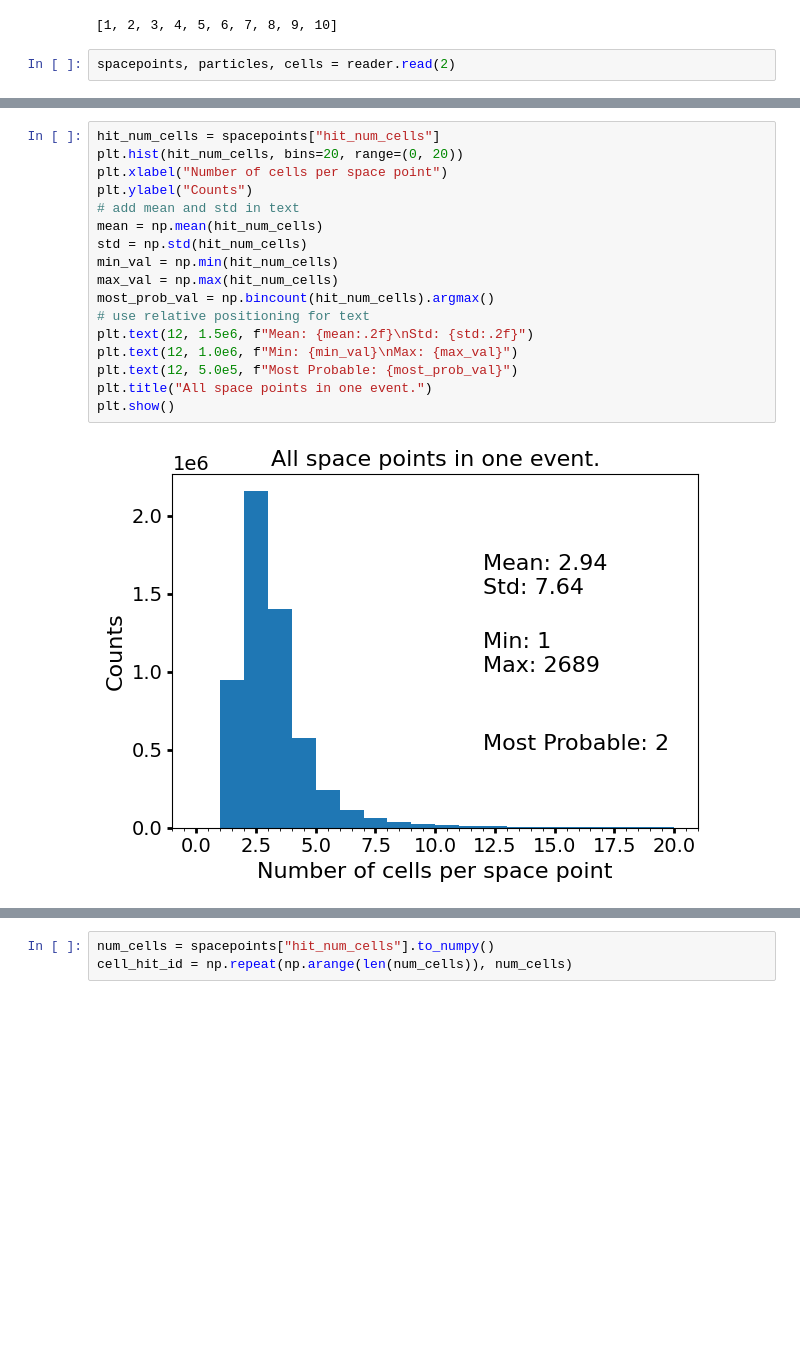
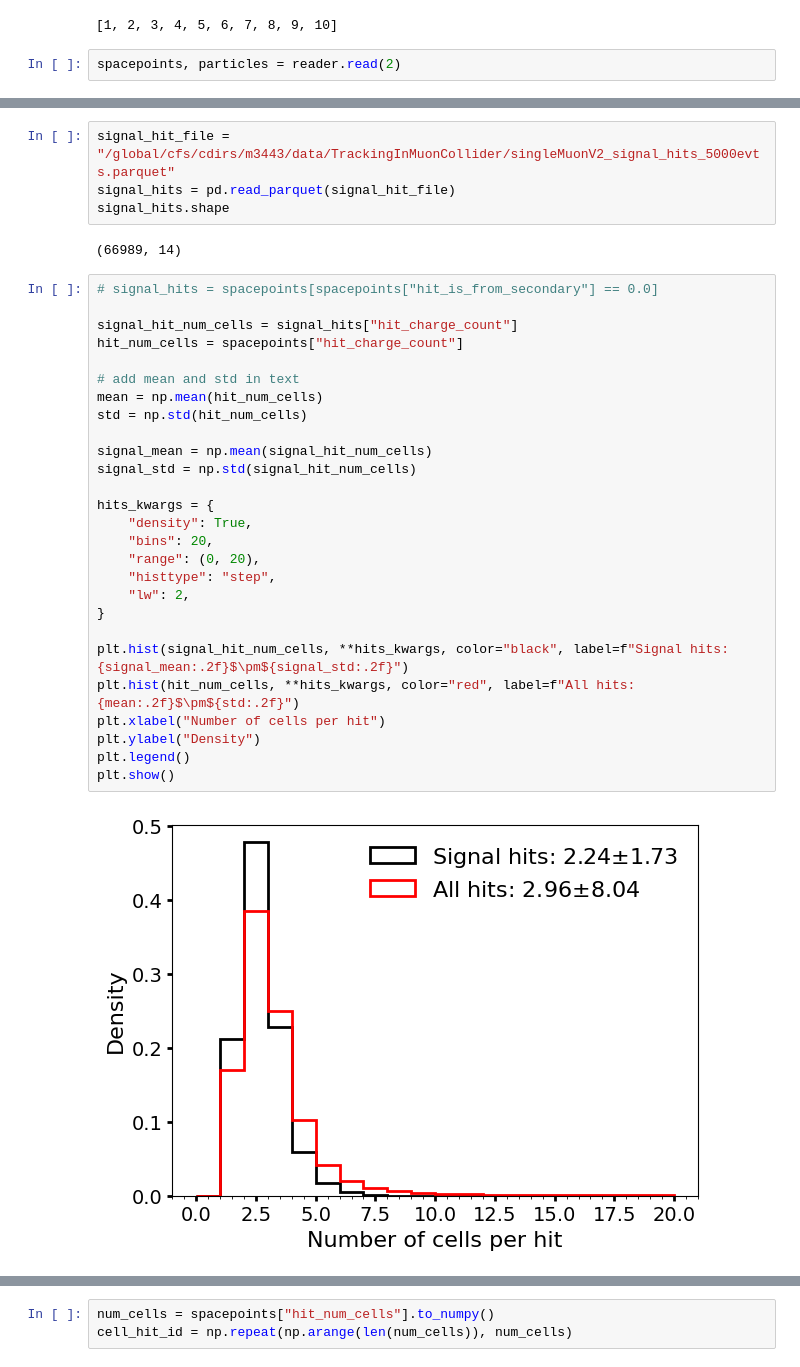
Before and after one commit to xju2/heptracktool, a Jupyter notebook: notebooks/2.1 muon collider track data reader v2.ipynb, the cells around one changed output, grey strips where cells are left out. Saved outputs shown, nothing was run; the diff lists cells and outputs as text; blank space fills up the shorter version.

```diff
--- a/notebooks/2.1 muon collider track data reader v2.ipynb
+++ b/notebooks/2.1 muon collider track data reader v2.ipynb
@@ -20,5 +20,5 @@ reader.all_evtids[:10]
 # %% [output]
 [1, 2, 3, 4, 5, 6, 7, 8, 9, 10]
 # %%
-spacepoints, particles, cells = reader.read(2)
+spacepoints, particles = reader.read(2)
 # %% [output]
@@ -42,19 +60,35 @@ spacepoints
+# %%
+signal_hit_file = "/global/cfs/cdirs/m3443/data/TrackingInMuonCollider/singleMuonV2_signal_hits_5000evts.parquet"
+signal_hits = pd.read_parquet(signal_hit_file)
+signal_hits.shape
+# %% [output]
+(66989, 14)
 # %%
-hit_num_cells = spacepoints["hit_num_cells"]
-plt.hist(hit_num_cells, bins=20, range=(0, 20))
-plt.xlabel("Number of cells per space point")
-plt.ylabel("Counts")
+# signal_hits = spacepoints[spacepoints["hit_is_from_secondary"] == 0.0]
+
+signal_hit_num_cells = signal_hits["hit_charge_count"]
+hit_num_cells = spacepoints["hit_charge_count"]
+
 # add mean and std in text
 mean = np.mean(hit_num_cells)
 std = np.std(hit_num_cells)
-min_val = np.min(hit_num_cells)
-max_val = np.max(hit_num_cells)
-most_prob_val = np.bincount(hit_num_cells).argmax()
-# use relative positioning for text
-plt.text(12, 1.5e6, f"Mean: {mean:.2f}\nStd: {std:.2f}")
-plt.text(12, 1.0e6, f"Min: {min_val}\nMax: {max_val}")
-plt.text(12, 5.0e5, f"Most Probable: {most_prob_val}")
-plt.title("All space points in one event.")
+
+signal_mean = np.mean(signal_hit_num_cells)
+signal_std = np.std(signal_hit_num_cells)
+
+hits_kwargs = {
+    "density": True,
+    "bins": 20,
+    "range": (0, 20),
+    "histtype": "step",
+    "lw": 2,
+}
+
+plt.hist(signal_hit_num_cells, **hits_kwargs, color="black", label=f"Signal hits: {signal_mean:.2f}$\pm${signal_std:.2f}")
+plt.hist(hit_num_cells, **hits_kwargs, color="red", label=f"All hits: {mean:.2f}$\pm${std:.2f}")
+plt.xlabel("Number of cells per hit")
+plt.ylabel("Density")
+plt.legend()
 plt.show()
 # %% [output]
-[figure, old version]
+[figure, new version]
```
Also changed, not shown: parts of 23 cells of this notebook.
